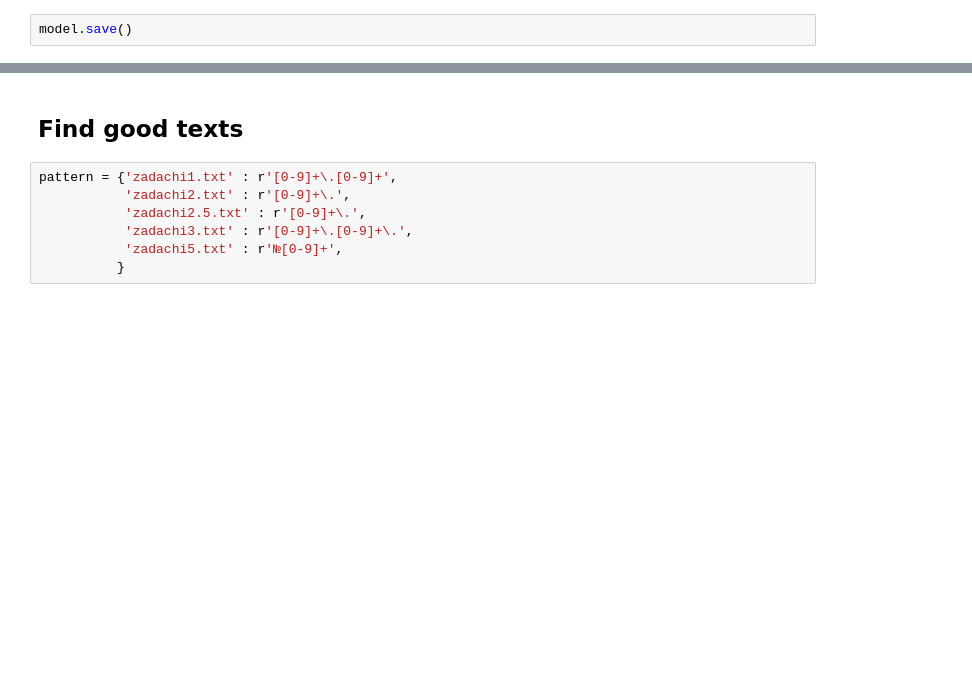
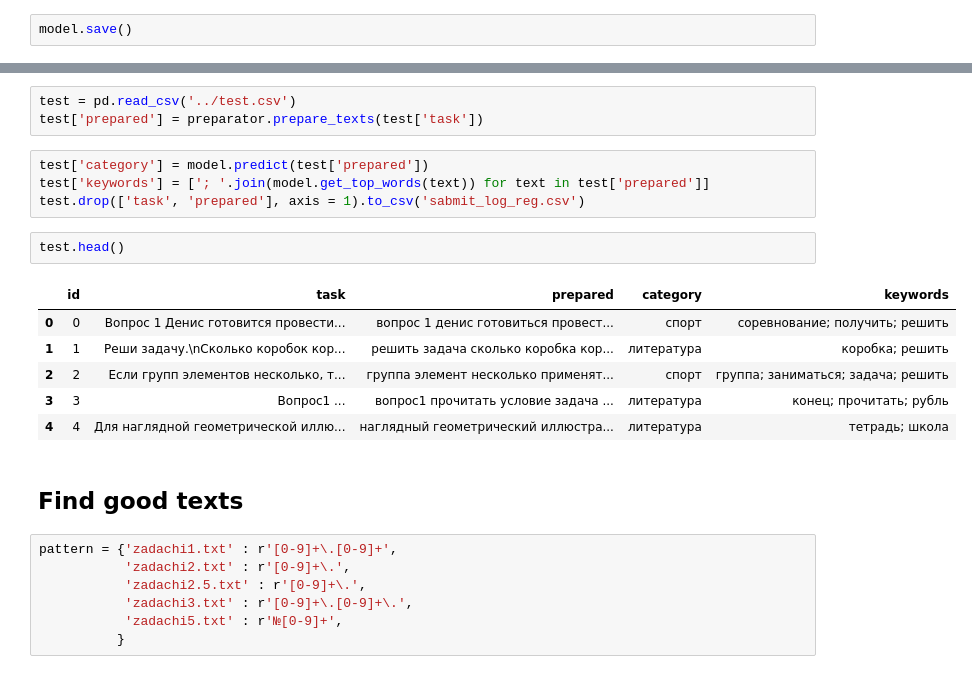
Before and after one commit to sergak0/AIIJC, a Jupyter notebook: Sergey/dataset creating.ipynb, the cells around one changed output, grey strips where cells are left out. Drawn from its saved outputs; the diff is of its cells as text; blank space fills up the shorter version.

Commit message:
get top words from log regression

```diff
--- a/Sergey/dataset creating.ipynb
+++ b/Sergey/dataset creating.ipynb
@@ -113,3 +122,19 @@ model.save()
+# %%
+test = pd.read_csv('../test.csv')
+test['prepared'] = preparator.prepare_texts(test['task'])
+# %%
+test['category'] = model.predict(test['prepared'])
+test['keywords'] = ['; '.join(model.get_top_words(text)) for text in test['prepared']]
+test.drop(['task', 'prepared'], axis = 1).to_csv('sabmit_log_reg.csv')
+# %%
+test.head()
+# %% [output]
+|  | id | task | prepared | category | keywords |
+| 0 | 0 | Вопрос 1 Денис готовится провести... | вопрос 1 денис готовиться провест... | спорт | соревнование; получить; решить |
+| 1 | 1 | Реши задачу.\nСколько коробок кор... | решить задача сколько коробка кор... | литература | коробка; решить |
+| 2 | 2 | Если групп элементов несколько, т... | группа элемент несколько применят... | спорт | группа; заниматься; задача; решить |
+| 3 | 3 | Вопрос1 ... | вопрос1 прочитать условие задача ... | литература | конец; прочитать; рубль |
+| 4 | 4 | Для наглядной геометрической иллю... | наглядный геометрический иллюстра... | литература | тетрадь; школа |
 # %% [markdown]
 ## Find good texts
 # %%
```
Also changed, not shown: parts of 15 cells of this notebook, 4 other files.
